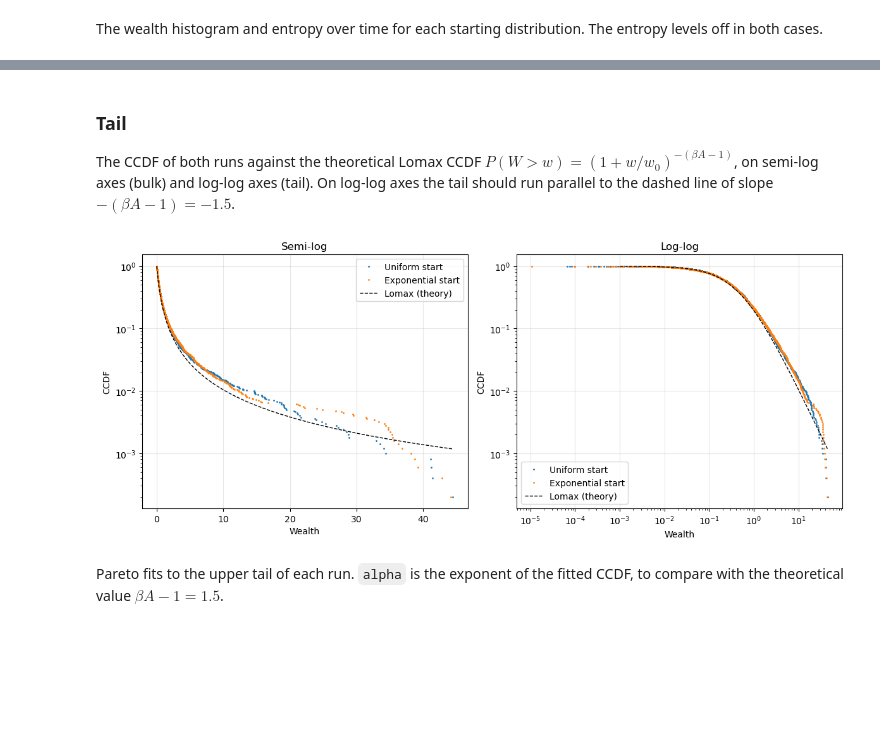
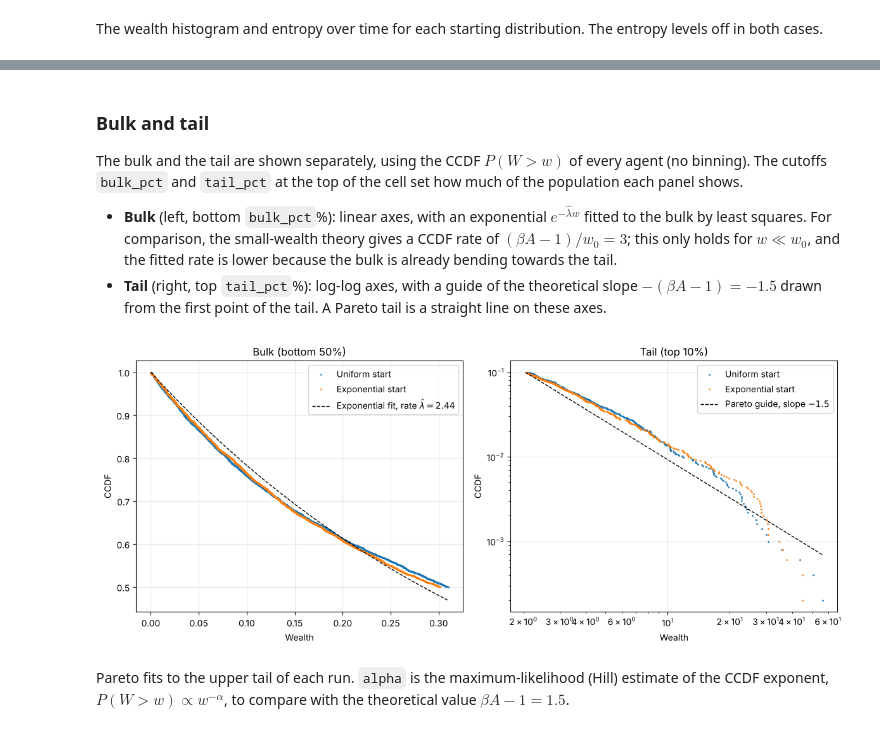
Before and after one commit to NikiMoelders/wealth-exchange-models, a Jupyter notebook: notebooks/metropolis_hastings/06_unified_log_potential.ipynb, the cells around one changed output, grey strips where cells are left out. Saved outputs shown, nothing was run; the diff lists cells and outputs as text; code cells hidden in the pictures; blank space fills up the shorter version.

Commit message:
Hill Estimator Made Clear

```diff
--- a/notebooks/metropolis_hastings/06_unified_log_potential.ipynb
+++ b/notebooks/metropolis_hastings/06_unified_log_potential.ipynb
@@ -53,32 +56,58 @@ plt.show()
 # %% [markdown]
-### Tail
+### Bulk and tail
 
-The CCDF of both runs against the theoretical Lomax CCDF $P(W > w) = (1 + w/w_0)^{-(\beta A - 1)}$, on semi-log axes (bulk) and log-log axes (tail). On log-log axes the tail should run parallel to the dashed line of slope $-(\beta A - 1) = -1.5$.
+The bulk and the tail are shown separately, using the CCDF $P(W > w)$ of every agent (no binning). The cutoffs `bulk_pct` and `tail_pct` at the top of the cell set how much of the population each panel shows.
+
+- **Bulk** (left, bottom `bulk_pct`%): linear axes, with an exponential $e^{-\hat\lambda w}$ fitted to the bulk by least squares. For comparison, the small-wealth theory gives a CCDF rate of $(\beta A - 1)/w_0 = 3$; this only holds for $w \ll w_0$, and the fitted rate is lower because the bulk is already bending towards the tail.
+- **Tail** (right, top `tail_pct`%): log-log axes, with a guide of the theoretical slope $-(\beta A - 1) = -1.5$ drawn from the first point of the tail. A Pareto tail is a straight line on these axes.
 # %%
+bulk_pct = 50 # bulk panel: bottom bulk_pct% of agents
+tail_pct = 10 # tail panel: top tail_pct% of agents
+
 fig, axs = plt.subplots(1, 2, figsize=(12, 5))
-alpha_ccdf = beta * A - 1
+runs = [(uniform_res, "Uniform start"), (exp_res, "Exponential start")]
+alpha_ccdf = beta * A - 1 # theoretical tail slope of the CCDF
+bulk_cut = {label: np.percentile(res[0], bulk_pct) for res, label in runs}
+tail_cut = {label: np.percentile(res[0], 100 - tail_pct) for res, label in runs}
 
-for ax, (xlog, title) in zip(axs, [(False, "Semi-log"), (True, "Log-log")]):
-    for res, label in [(uniform_res, "Uniform start"), (exp_res, "Exponential start")]:
-        x, ccdf = prepare_ccdf(res[0])
-        ax.plot(x, ccdf, ".", ms = 2, label = label)
-    xs = np.logspace(-3, np.log10(max(uniform_res[0].max(), exp_res[0].max())), 300)
-    ax.plot(xs, (1 + xs / w0) ** (-alpha_ccdf), "k--", lw = 1, label = "Lomax (theory)")
-    ax.set_yscale("log")
-    if xlog:
-        ax.set_xscale("log")
-    ax.set_xlabel("Wealth")
-    ax.set_ylabel("CCDF")
-    ax.set_title(title)
+### BULK: CCDF of the bottom bulk_pct%, linear axes, with a fitted exponential
+xb, yb = [], []
+for res, label in runs:
+    x, ccdf = prepare_ccdf(res[0])
+    mask = x <= bulk_cut[label]
+    axs[0].plot(x[mask], ccdf[mask], ".", ms = 2, label = label)
+    xb.append(x[mask]); yb.append(ccdf[mask])
+xb, yb = np.concatenate(xb), np.concatenate(yb)
+lam_fit = -np.sum(xb * np.log(yb)) / np.sum(xb ** 2) # least-squares fit of CCDF = exp(-lam * w)
+xs = np.linspace(0, max(bulk_cut.values()), 200)
+axs[0].plot(xs, np.exp(-lam_fit * xs), "k--", lw = 1, label = f"Exponential fit, rate $\\hat\\lambda = {lam_fit:.2f}$")
+axs[0].set_xlabel("Wealth")
+axs[0].set_ylabel("CCDF")
+axs[0].set_title(f"Bulk (bottom {bulk_pct}%)")
+
+### TAIL: CCDF of the top tail_pct%, log-log axes, with a slope guide from the first point
+for res, label in runs:
+    x, ccdf = prepare_ccdf(res[0], pct = 100 - tail_pct)
+    axs[1].plot(x, ccdf, ".", ms = 2, label = label)
+w_max = max(res[0].max() for res, _ in runs)
+xt = np.logspace(np.log10(min(tail_cut.values())), np.log10(w_max), 100)
+axs[1].plot(xt, (tail_pct / 100) * (xt / xt[0]) ** (-alpha_ccdf), "k--", lw = 1, label = f"Pareto guide, slope $-{alpha_ccdf:g}$")
+axs[1].set_xscale("log")
+axs[1].set_yscale("log")
+axs[1].set_xlabel("Wealth")
+axs[1].set_ylabel("CCDF")
+axs[1].set_title(f"Tail (top {tail_pct}%)")
+
+for ax in axs:
     ax.grid(True, alpha = 0.3)
     ax.legend()
 
 plt.tight_layout()
 plt.show()
 # %% [output]
-[figure, old version]
+[figure, new version]
 # %% [markdown]
-Pareto fits to the upper tail of each run. `alpha` is the exponent of the fitted CCDF, to compare with the theoretical value $\beta A - 1 = 1.5$.
+Pareto fits to the upper tail of each run. `alpha` is the maximum-likelihood (Hill) estimate of the CCDF exponent, $P(W > w) \propto w^{-\alpha}$, to compare with the theoretical value $\beta A - 1 = 1.5$.
 # %%
 print("Uniform initial wealth")
 uniform_fits = pareto_tail_fits(uniform_res[0])
```
Also changed, not shown: parts of 4 cells of this notebook, 7 other files.
